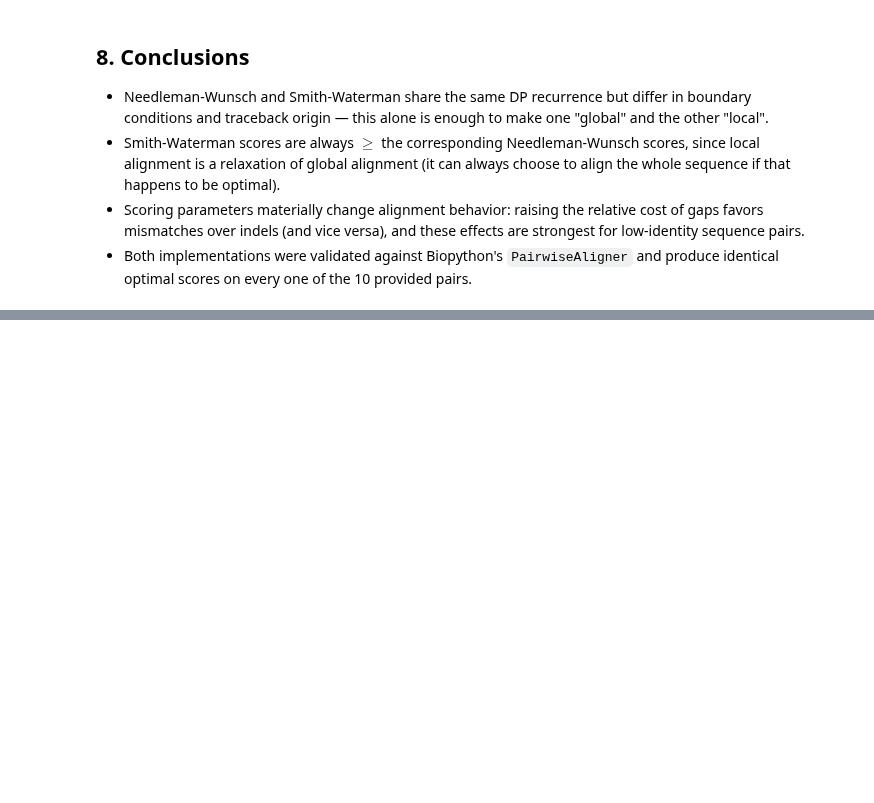
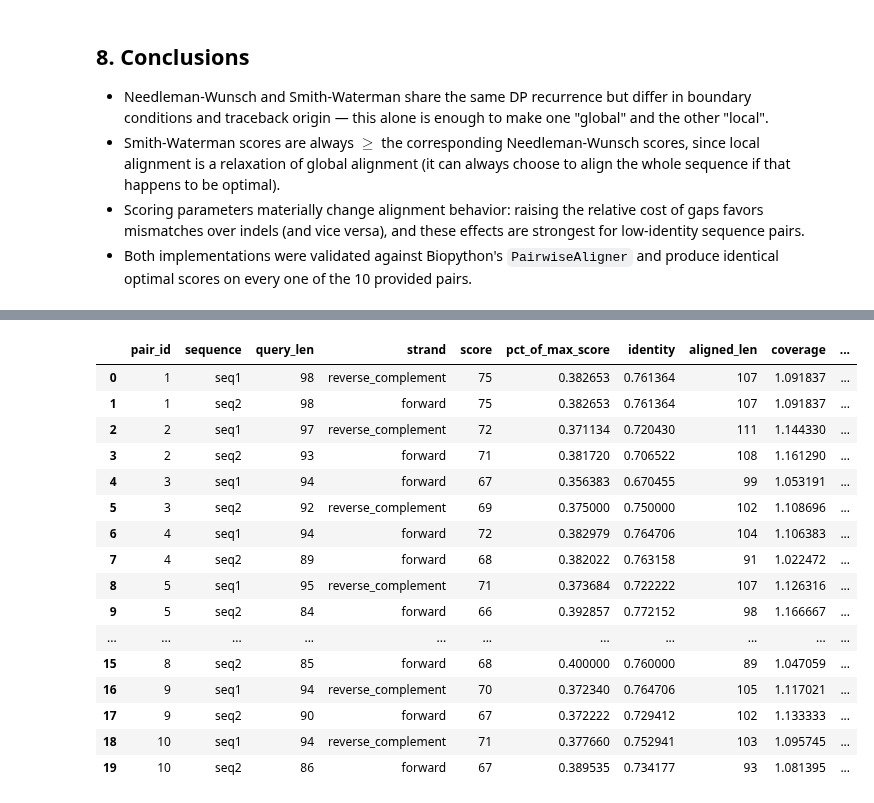
Before and after one commit to RemiH06/Text-Mining, a Jupyter notebook: ADN/Sequence_Alignment.ipynb, the cells around one changed output, grey strips where cells are left out. Drawn from its saved outputs; the diff is of its cells as text; code cells hidden in the pictures; blank space fills up the shorter version.

```diff
--- a/ADN/Sequence_Alignment.ipynb
+++ b/ADN/Sequence_Alignment.ipynb
@@ -349,0 +381,24 @@ performance.
+# %%
+from genome_search import run_search, MATCH_SCORE_THRESHOLD, COVERAGE_THRESHOLD
+
+genome_rows = run_search()
+genome_df = pd.DataFrame(genome_rows)
+genome_df
+# %% [output]
+|  | pair_id | sequence | query_len | strand | score | pct_of_max_score | identity | aligned_len | coverage | ... |
+| 0 | 1 | seq1 | 98 | reverse_complement | 75 | 0.382653 | 0.761364 | 107 | 1.091837 | ... |
+| 1 | 1 | seq2 | 98 | forward | 75 | 0.382653 | 0.761364 | 107 | 1.091837 | ... |
+| 2 | 2 | seq1 | 97 | reverse_complement | 72 | 0.371134 | 0.720430 | 111 | 1.144330 | ... |
+| 3 | 2 | seq2 | 93 | forward | 71 | 0.381720 | 0.706522 | 108 | 1.161290 | ... |
+| 4 | 3 | seq1 | 94 | forward | 67 | 0.356383 | 0.670455 | 99 | 1.053191 | ... |
+| 5 | 3 | seq2 | 92 | reverse_complement | 69 | 0.375000 | 0.750000 | 102 | 1.108696 | ... |
+| 6 | 4 | seq1 | 94 | forward | 72 | 0.382979 | 0.764706 | 104 | 1.106383 | ... |
+| 7 | 4 | seq2 | 89 | forward | 68 | 0.382022 | 0.763158 | 91 | 1.022472 | ... |
+| 8 | 5 | seq1 | 95 | reverse_complement | 71 | 0.373684 | 0.722222 | 107 | 1.126316 | ... |
+| 9 | 5 | seq2 | 84 | forward | 66 | 0.392857 | 0.772152 | 98 | 1.166667 | ... |
+| ... | ... | ... | ... | ... | ... | ... | ... | ... | ... | ... |
+| 15 | 8 | seq2 | 85 | forward | 68 | 0.400000 | 0.760000 | 89 | 1.047059 | ... |
+| 16 | 9 | seq1 | 94 | reverse_complement | 70 | 0.372340 | 0.764706 | 105 | 1.117021 | ... |
+| 17 | 9 | seq2 | 90 | forward | 67 | 0.372222 | 0.729412 | 102 | 1.133333 | ... |
+| 18 | 10 | seq1 | 94 | reverse_complement | 71 | 0.377660 | 0.752941 | 103 | 1.095745 | ... |
+| 19 | 10 | seq2 | 86 | forward | 67 | 0.389535 | 0.734177 | 93 | 1.081395 | ... |
```
Also changed, not shown: parts of 4 cells of this notebook, 4 other files.
